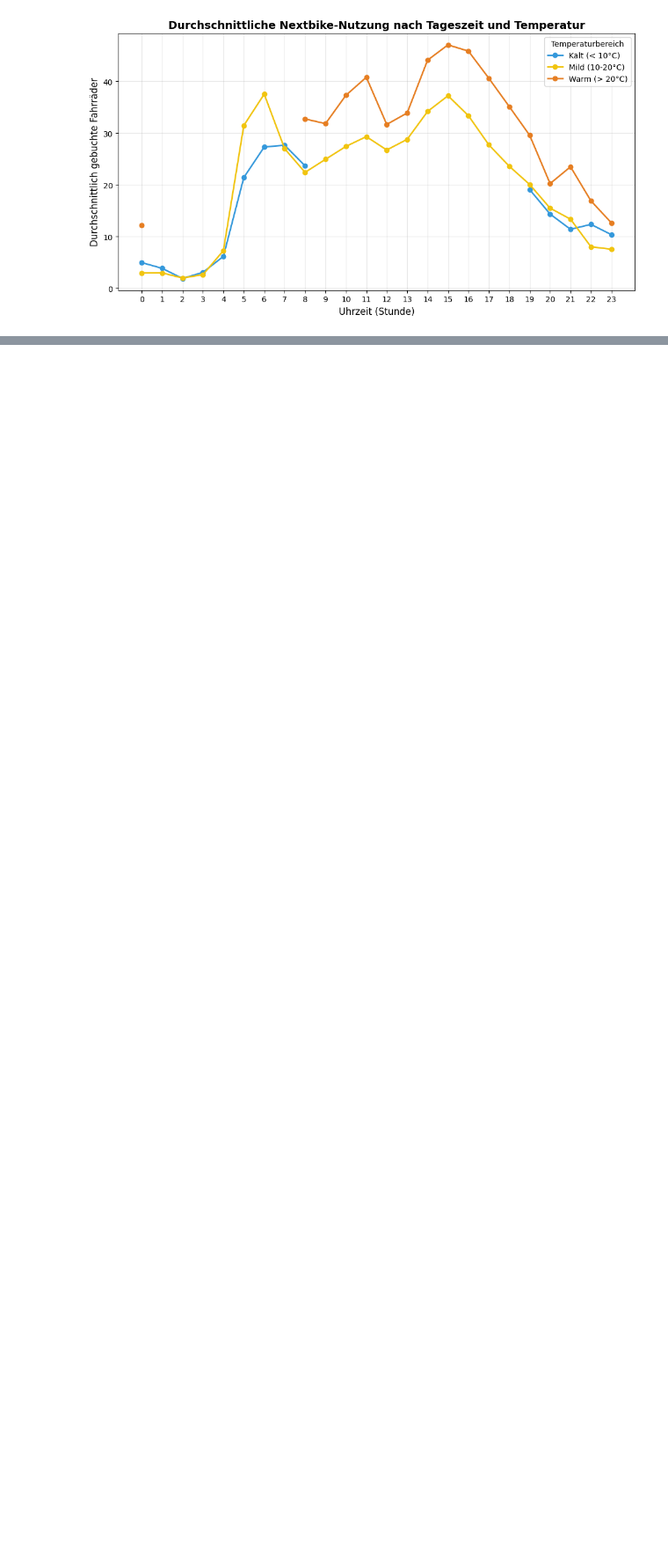
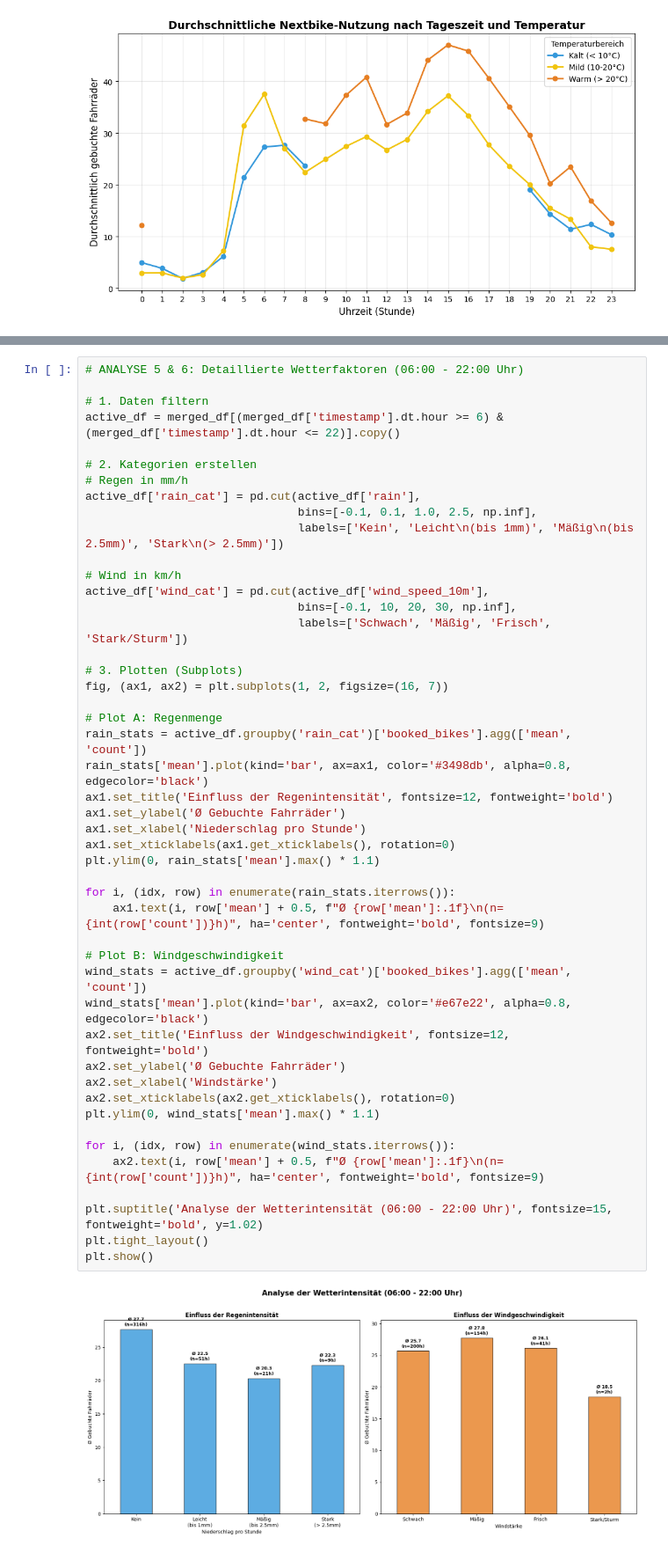
Before and after one commit to MatthiasHofhansl/Nextbike-Daten-vs.-Wetterdaten, a Jupyter notebook: code_new.ipynb, the cells around one changed output, grey strips where cells are left out. Shown at 88% size. Drawn from its saved outputs; the diff is of its cells as text; blank space fills up the shorter version.

```diff
--- a/code_new.ipynb
+++ b/code_new.ipynb
@@ -634,3 +311,52 @@ plt.show()
+# %%
+# ANALYSE 5 & 6: Detaillierte Wetterfaktoren (06:00 - 22:00 Uhr)
+
+# 1. Daten filtern
+active_df = merged_df[(merged_df['timestamp'].dt.hour >= 6) & (merged_df['timestamp'].dt.hour <= 22)].copy()
+
+# 2. Kategorien erstellen
+# Regen in mm/h
+active_df['rain_cat'] = pd.cut(active_df['rain'],
+                               bins=[-0.1, 0.1, 1.0, 2.5, np.inf],
+                               labels=['Kein', 'Leicht\n(bis 1mm)', 'Mäßig\n(bis 2.5mm)', 'Stark\n(> 2.5mm)'])
+
+# Wind in km/h
+active_df['wind_cat'] = pd.cut(active_df['wind_speed_10m'],
+                               bins=[-0.1, 10, 20, 30, np.inf],
+                               labels=['Schwach', 'Mäßig', 'Frisch', 'Stark/Sturm'])
+
+# 3. Plotten (Subplots)
+fig, (ax1, ax2) = plt.subplots(1, 2, figsize=(16, 7))
+
+# Plot A: Regenmenge
+rain_stats = active_df.groupby('rain_cat')['booked_bikes'].agg(['mean', 'count'])
+rain_stats['mean'].plot(kind='bar', ax=ax1, color='#3498db', alpha=0.8, edgecolor='black')
+ax1.set_title('Einfluss der Regenintensität', fontsize=12, fontweight='bold')
+ax1.set_ylabel('Ø Gebuchte Fahrräder')
+ax1.set_xlabel('Niederschlag pro Stunde')
+ax1.set_xticklabels(ax1.get_xticklabels(), rotation=0)
+plt.ylim(0, rain_stats['mean'].max() * 1.1)
+
+for i, (idx, row) in enumerate(rain_stats.iterrows()):
+    ax1.text(i, row['mean'] + 0.5, f"Ø {row['mean']:.1f}\n(n={int(row['count'])}h)", ha='center', fontweight='bold', fontsize=9)
+
+# Plot B: Windgeschwindigkeit
+wind_stats = active_df.groupby('wind_cat')['booked_bikes'].agg(['mean', 'count'])
+wind_stats['mean'].plot(kind='bar', ax=ax2, color='#e67e22', alpha=0.8, edgecolor='black')
+ax2.set_title('Einfluss der Windgeschwindigkeit', fontsize=12, fontweight='bold')
+ax2.set_ylabel('Ø Gebuchte Fahrräder')
+ax2.set_xlabel('Windstärke')
+ax2.set_xticklabels(ax2.get_xticklabels(), rotation=0)
+plt.ylim(0, wind_stats['mean'].max() * 1.1)
+
+for i, (idx, row) in enumerate(wind_stats.iterrows()):
+    ax2.text(i, row['mean'] + 0.5, f"Ø {row['mean']:.1f}\n(n={int(row['count'])}h)", ha='center', fontweight='bold', fontsize=9)
+
+plt.suptitle('Analyse der Wetterintensität (06:00 - 22:00 Uhr)', fontsize=15, fontweight='bold', y=1.02)
+plt.tight_layout()
+plt.show()
+# %% [output]
+[figure, added]
 # %%
 # statistische Zusammenfassung und Erkenntnisse
 print("="*70)
```
Also changed, not shown: parts of 10 cells of this notebook, 1 other file.
